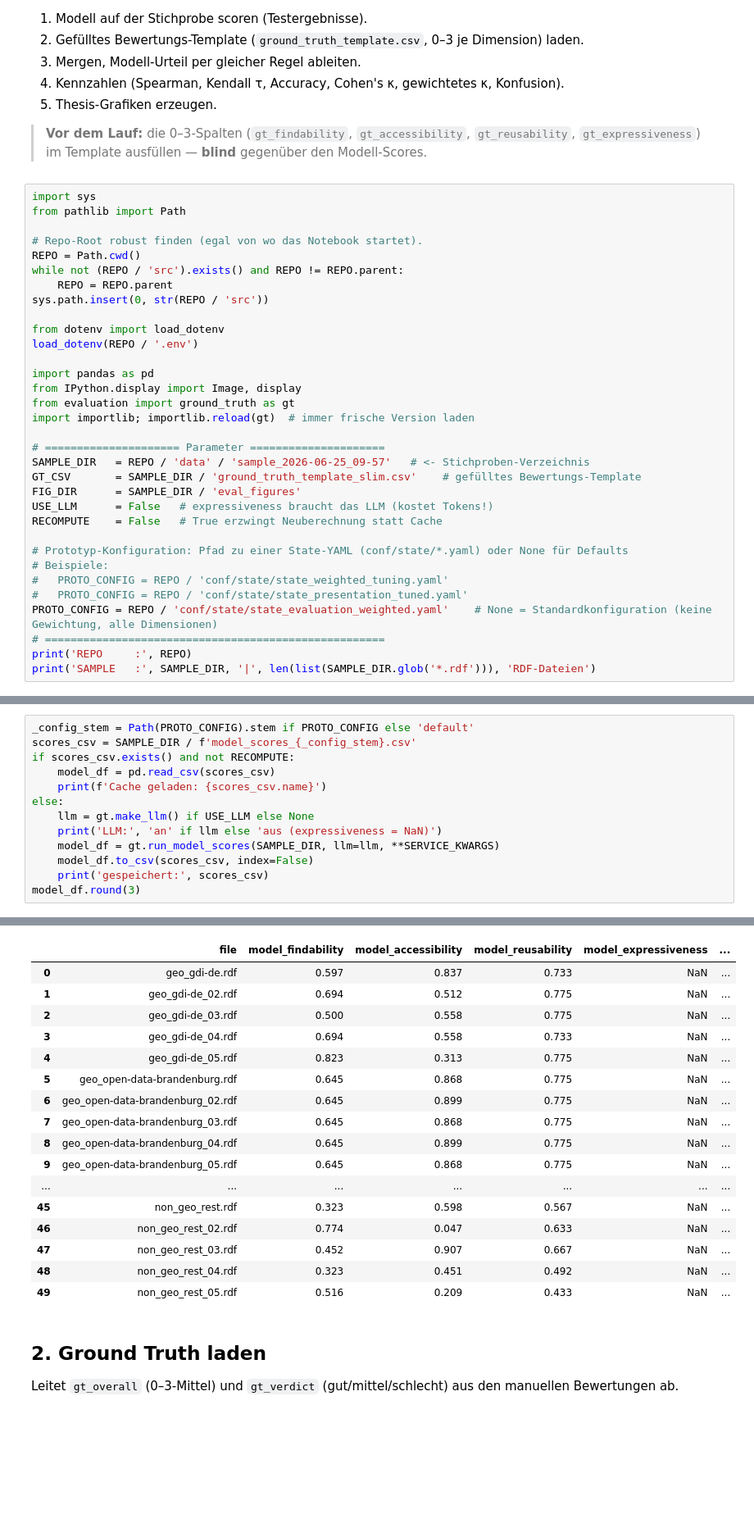
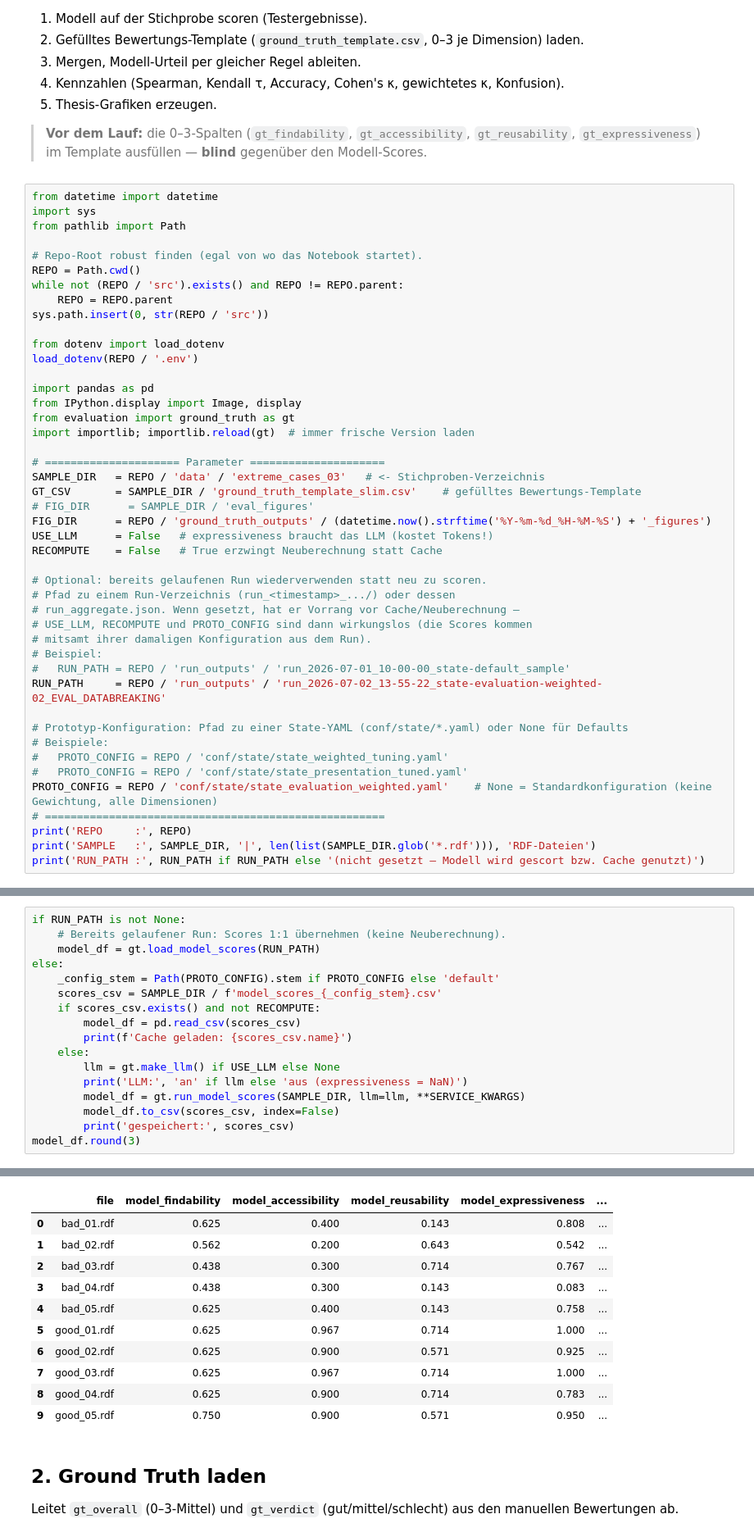
Before and after one commit to LarsBuergerr/master_thesis_prototype, a Jupyter notebook: playground/notebooks/10_ground_truth_evaluation.ipynb, the cells around one changed output, grey strips where cells are left out. Shown at 82% size. Drawn from its saved outputs; the diff is of its cells as text; blank space fills up the shorter version.

```diff
--- a/playground/notebooks/10_ground_truth_evaluation.ipynb
+++ b/playground/notebooks/10_ground_truth_evaluation.ipynb
@@ -13,6 +13,7 @@ Logik in `src/evaluation/ground_truth.py`, Konzept in `docs/methodik_evaluation_
 
 > **Vor dem Lauf:** die 0–3-Spalten (`gt_findability`, `gt_accessibility`, `gt_reusability`, `gt_expressiveness`) im Template ausfüllen — **blind** gegenüber den Modell-Scores.
 # %%
+from datetime import datetime
 import sys
 from pathlib import Path
 
@@ -31,11 +32,21 @@ from evaluation import ground_truth as gt
 import importlib; importlib.reload(gt)  # immer frische Version laden
 
 # ===================== Parameter =====================
-SAMPLE_DIR   = REPO / 'data' / 'sample_2026-06-25_09-57'   # <- Stichproben-Verzeichnis
+SAMPLE_DIR   = REPO / 'data' / 'extreme_cases_03'   # <- Stichproben-Verzeichnis
 GT_CSV       = SAMPLE_DIR / 'ground_truth_template_slim.csv'    # gefülltes Bewertungs-Template
-FIG_DIR      = SAMPLE_DIR / 'eval_figures'
+# FIG_DIR      = SAMPLE_DIR / 'eval_figures'
+FIG_DIR      = REPO / 'ground_truth_outputs' / (datetime.now().strftime('%Y-%m-%d_%H-%M-%S') + '_figures')
 USE_LLM      = False   # expressiveness braucht das LLM (kostet Tokens!)
 RECOMPUTE    = False   # True erzwingt Neuberechnung statt Cache
+
+# Optional: bereits gelaufenen Run wiederverwenden statt neu zu scoren.
+# Pfad zu einem Run-Verzeichnis (run_<timestamp>_.../) oder dessen
+# run_aggregate.json. Wenn gesetzt, hat er Vorrang vor Cache/Neuberechnung —
+# USE_LLM, RECOMPUTE und PROTO_CONFIG sind dann wirkungslos (die Scores kommen
+# mitsamt ihrer damaligen Konfiguration aus dem Run).
+# Beispiel:
+#   RUN_PATH = REPO / 'run_outputs' / 'run_2026-07-01_10-00-00_state-default_sample'
+RUN_PATH     = REPO / 'run_outputs' / 'run_2026-07-02_13-55-22_state-evaluation-weighted-02_EVAL_DATABREAKING'
 
 # Prototyp-Konfiguration: Pfad zu einer State-YAML (conf/state/*.yaml) oder None für Defaults
 # Beispiele:
@@ -45,5 +56,6 @@ PROTO_CONFIG = REPO / 'conf/state/state_evaluation_weighted.yaml'    # None = St
 # =====================================================
 print('REPO     :', REPO)
 print('SAMPLE   :', SAMPLE_DIR, '|', len(list(SAMPLE_DIR.glob('*.rdf'))), 'RDF-Dateien')
+print('RUN_PATH :', RUN_PATH if RUN_PATH else '(nicht gesetzt — Modell wird gescort bzw. Cache genutzt)')
 # %% [output]
 REPO     : /home/lbuerger/masterthesis/master_thesis_prototype
@@ -119,14 +136,18 @@ wird in `model_scores_<config>.csv` gecacht (z. B. `model_scores_default.csv` oh
 # %%
-_config_stem = Path(PROTO_CONFIG).stem if PROTO_CONFIG else 'default'
-scores_csv = SAMPLE_DIR / f'model_scores_{_config_stem}.csv'
-if scores_csv.exists() and not RECOMPUTE:
-    model_df = pd.read_csv(scores_csv)
-    print(f'Cache geladen: {scores_csv.name}')
+if RUN_PATH is not None:
+    # Bereits gelaufener Run: Scores 1:1 übernehmen (keine Neuberechnung).
+    model_df = gt.load_model_scores(RUN_PATH)
 else:
-    llm = gt.make_llm() if USE_LLM else None
-    print('LLM:', 'an' if llm else 'aus (expressiveness = NaN)')
-    model_df = gt.run_model_scores(SAMPLE_DIR, llm=llm, **SERVICE_KWARGS)
-    model_df.to_csv(scores_csv, index=False)
-    print('gespeichert:', scores_csv)
+    _config_stem = Path(PROTO_CONFIG).stem if PROTO_CONFIG else 'default'
+    scores_csv = SAMPLE_DIR / f'model_scores_{_config_stem}.csv'
+    if scores_csv.exists() and not RECOMPUTE:
+        model_df = pd.read_csv(scores_csv)
+        print(f'Cache geladen: {scores_csv.name}')
+    else:
+        llm = gt.make_llm() if USE_LLM else None
+        print('LLM:', 'an' if llm else 'aus (expressiveness = NaN)')
+        model_df = gt.run_model_scores(SAMPLE_DIR, llm=llm, **SERVICE_KWARGS)
+        model_df.to_csv(scores_csv, index=False)
+        print('gespeichert:', scores_csv)
 model_df.round(3)
 # %% [output]
@@ -134,20 +155,14 @@ Cache geladen: model_scores_state_evaluation_weighted.csv
 |  | file | model_findability | model_accessibility | model_reusability | model_expressiveness | ... |
-| 0 | geo_gdi-de.rdf | 0.597 | 0.837 | 0.733 | NaN | ... |
-| 1 | geo_gdi-de_02.rdf | 0.694 | 0.512 | 0.775 | NaN | ... |
-| 2 | geo_gdi-de_03.rdf | 0.500 | 0.558 | 0.775 | NaN | ... |
-| 3 | geo_gdi-de_04.rdf | 0.694 | 0.558 | 0.733 | NaN | ... |
-| 4 | geo_gdi-de_05.rdf | 0.823 | 0.313 | 0.775 | NaN | ... |
-| 5 | geo_open-data-brandenburg.rdf | 0.645 | 0.868 | 0.775 | NaN | ... |
-| 6 | geo_open-data-brandenburg_02.rdf | 0.645 | 0.899 | 0.775 | NaN | ... |
-| 7 | geo_open-data-brandenburg_03.rdf | 0.645 | 0.868 | 0.775 | NaN | ... |
-| 8 | geo_open-data-brandenburg_04.rdf | 0.645 | 0.899 | 0.775 | NaN | ... |
-| 9 | geo_open-data-brandenburg_05.rdf | 0.645 | 0.868 | 0.775 | NaN | ... |
-| ... | ... | ... | ... | ... | ... | ... |
-| 45 | non_geo_rest.rdf | 0.323 | 0.598 | 0.567 | NaN | ... |
-| 46 | non_geo_rest_02.rdf | 0.774 | 0.047 | 0.633 | NaN | ... |
-| 47 | non_geo_rest_03.rdf | 0.452 | 0.907 | 0.667 | NaN | ... |
-| 48 | non_geo_rest_04.rdf | 0.323 | 0.451 | 0.492 | NaN | ... |
-| 49 | non_geo_rest_05.rdf | 0.516 | 0.209 | 0.433 | NaN | ... |
+| 0 | bad_01.rdf | 0.625 | 0.400 | 0.143 | 0.808 | ... |
+| 1 | bad_02.rdf | 0.562 | 0.200 | 0.643 | 0.542 | ... |
+| 2 | bad_03.rdf | 0.438 | 0.300 | 0.714 | 0.767 | ... |
+| 3 | bad_04.rdf | 0.438 | 0.300 | 0.143 | 0.083 | ... |
+| 4 | bad_05.rdf | 0.625 | 0.400 | 0.143 | 0.758 | ... |
+| 5 | good_01.rdf | 0.625 | 0.967 | 0.714 | 1.000 | ... |
+| 6 | good_02.rdf | 0.625 | 0.900 | 0.571 | 0.925 | ... |
+| 7 | good_03.rdf | 0.625 | 0.967 | 0.714 | 1.000 | ... |
+| 8 | good_04.rdf | 0.625 | 0.900 | 0.714 | 0.783 | ... |
+| 9 | good_05.rdf | 0.750 | 0.900 | 0.571 | 0.950 | ... |
 # %% [markdown]
 ## 2. Ground Truth laden
 
```
Also changed, not shown: parts of 9 cells of this notebook, 8 other files.
